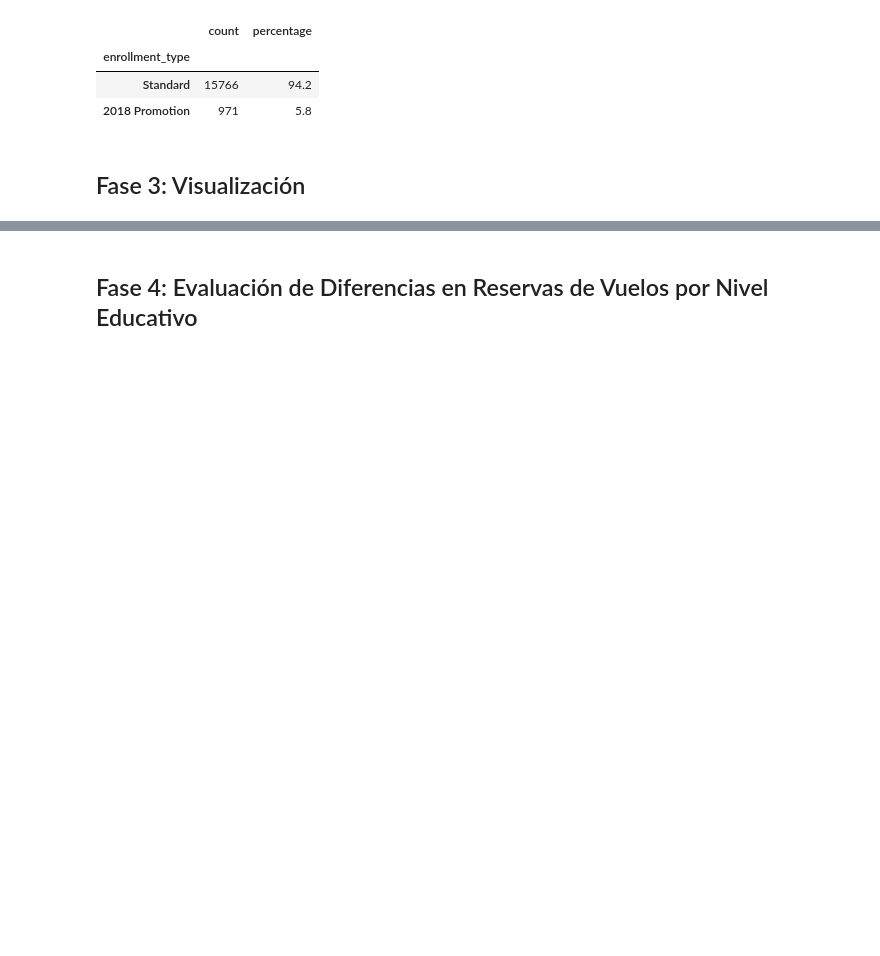
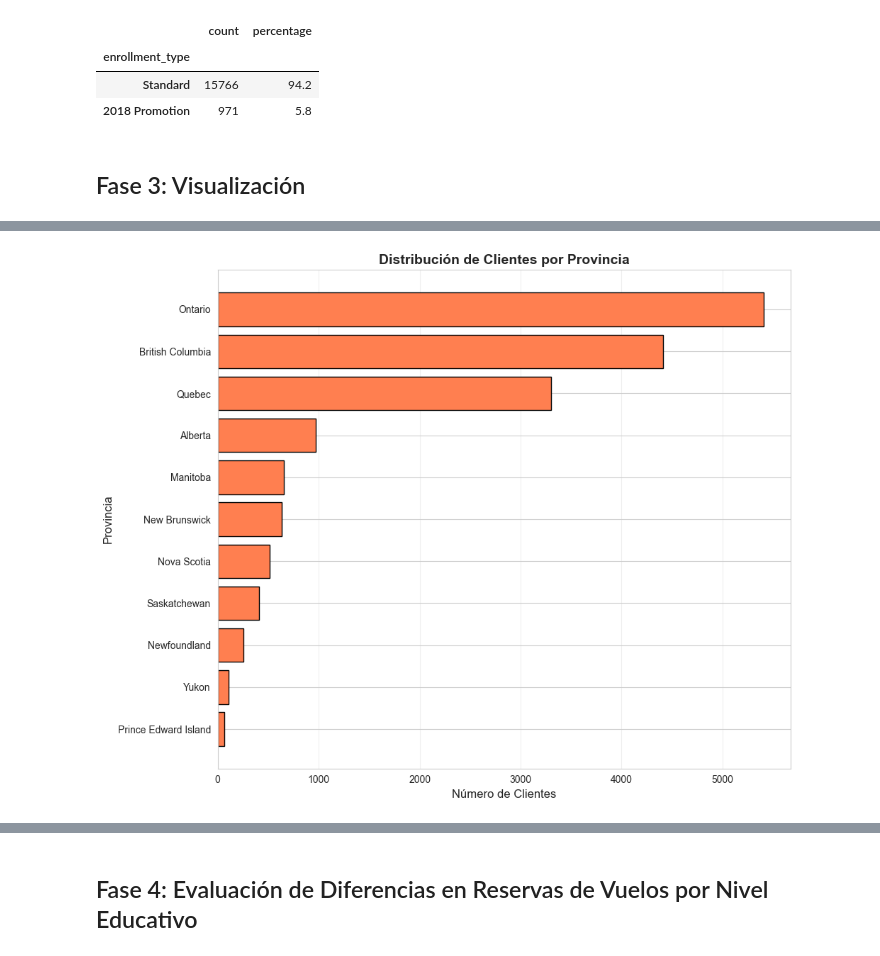
Before and after one commit to Adalab/bda-modulo-3-evaluacion-final-eaguilothio, a Jupyter notebook: evaluacion-final-eaguilothio.ipynb, the cells around one changed output, grey strips where cells are left out. Saved outputs shown, nothing was run; the diff lists cells and outputs as text; code cells hidden in the pictures; blank space fills up the shorter version.

```diff
--- a/evaluacion-final-eaguilothio.ipynb
+++ b/evaluacion-final-eaguilothio.ipynb
@@ -1045,0 +1084,25 @@ preguntas usando la mejor gráfica que consideres:
+# %%
+# 3. ¿Cuál es la distribución de los clientes por provincia o estado?
+
+# Tipo de gráfica: Gráfico de barras horizontal
+# Razón: Facilita la comparación entre muchas categorías
+
+# Contamos clientes únicos por provincia
+clients_by_province = df_merged.groupby('province')['loyalty_number'].nunique().sort_values(ascending=True)
+
+plt.figure(figsize=(10, 8))
+plt.barh(clients_by_province.index, clients_by_province.values, color='coral', edgecolor='black')
+plt.xlabel('Número de Clientes', fontsize=12)
+plt.ylabel('Provincia', fontsize=12)
+plt.title('Distribución de Clientes por Provincia', fontsize=14, fontweight='bold')
+plt.grid(axis='x', alpha=0.3)
+plt.tight_layout()
+plt.show()
+
+# Interpretación:
+# Ontario y British Columbia concentran la mayor cantidad de clientes.
+# Quebec, también, tiene una proporción considerable.
+# Las otras provincias presentan una representación minoritaria.
+# Prince Edward Island es la que concentra una menor cantidad.
+# %% [output]
+[figure, added]
```
Also changed, not shown: parts of 6 cells of this notebook.
